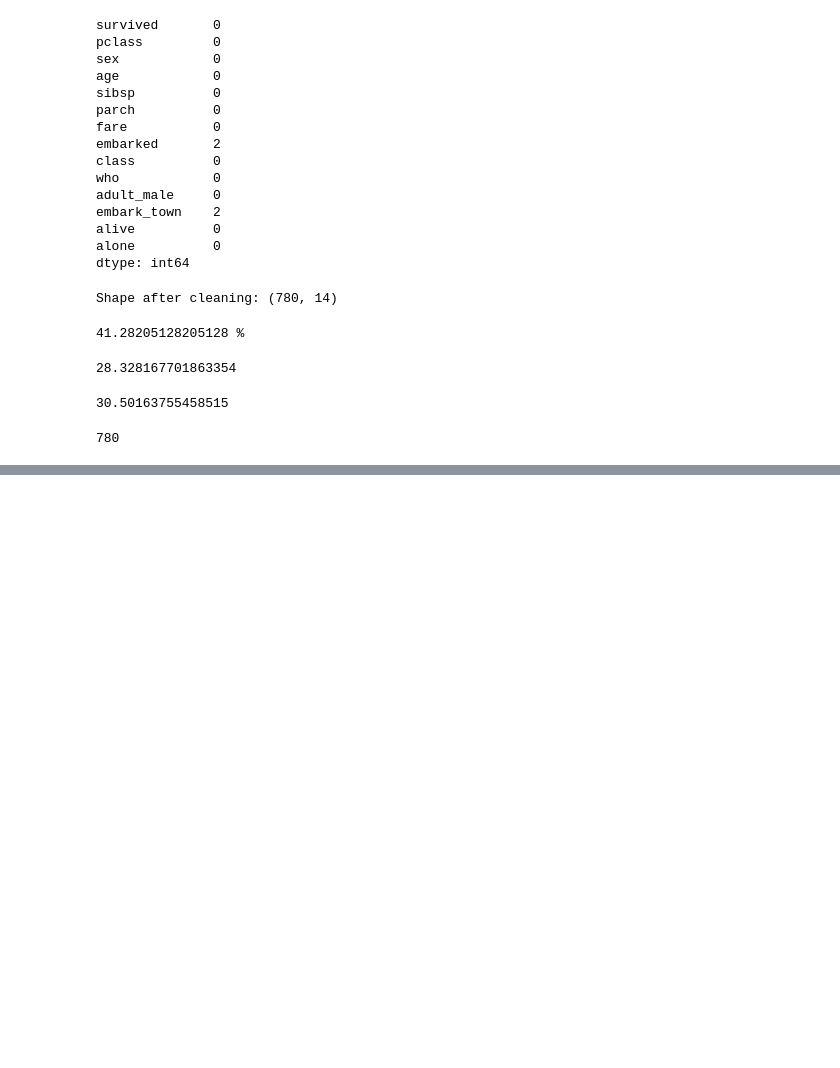
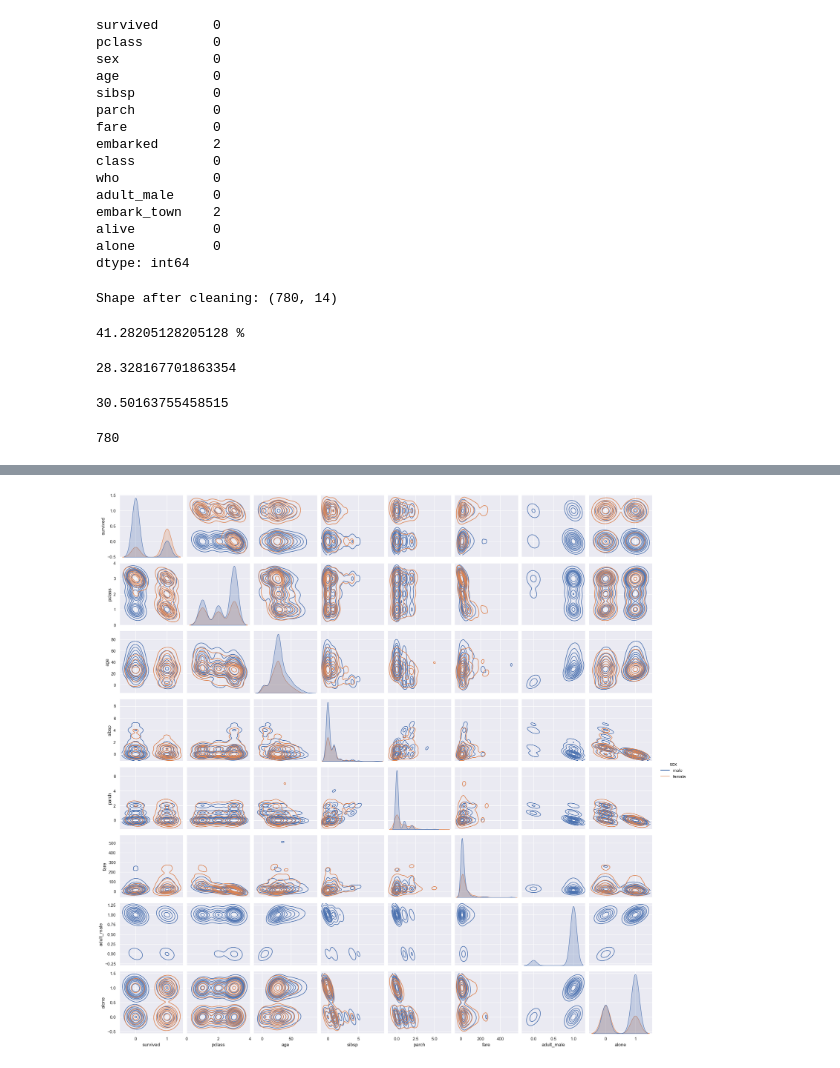
Before and after one commit to Gaurav5791/DATA-SCIENCE-Project-1, a Jupyter notebook: Untitled12.ipynb, the cells around one changed output, grey strips where cells are left out. Drawn from its saved outputs; the diff is of its cells as text; code cells hidden in the pictures; blank space fills up the shorter version.

```diff
--- a/Untitled12.ipynb
+++ b/Untitled12.ipynb
@@ -265,0 +275,6 @@ print(df['pclass'].count())
+# %%
+sns.set_theme(style="darkgrid")
+sns.pairplot(df,hue="sex",kind="kde")
+plt.show()
+# %% [output]
+[figure, added]
```
Also changed, not shown: parts of 6 cells of this notebook.
